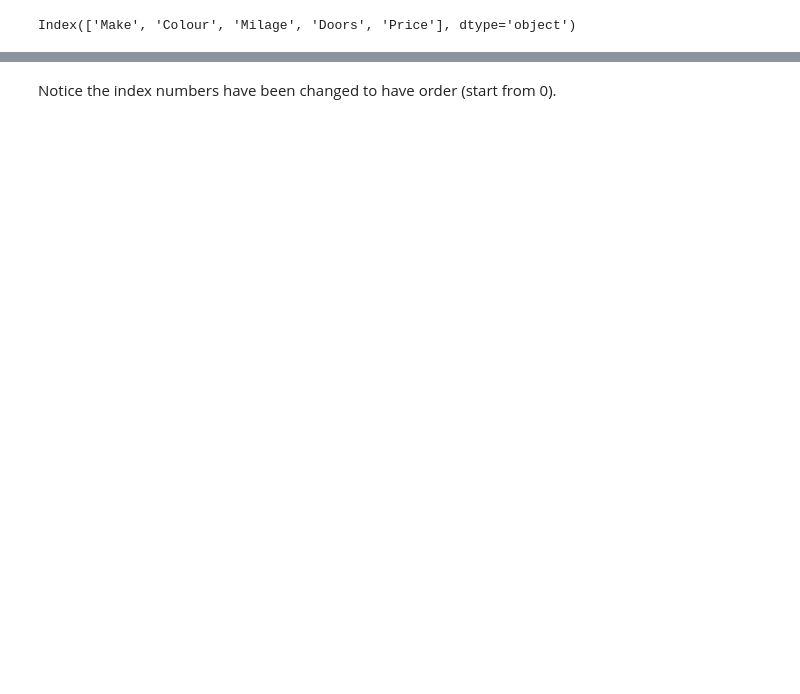
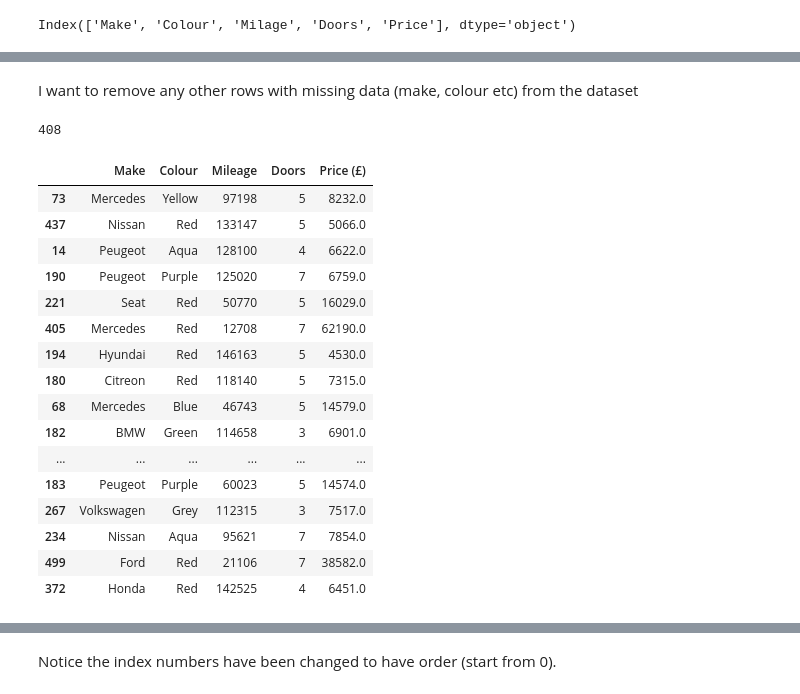
Before and after one commit to Op3yem1/AI_ML_Portfolio, a Jupyter notebook: Car Sales Prediction/car_sales_data.ipynb, the cells around one changed output, grey strips where cells are left out. Saved outputs shown, nothing was run; the diff lists cells and outputs as text; code cells hidden in the pictures; blank space fills up the shorter version.

Commit message:
Completed training and visualising data using linear regression model

```diff
--- a/Car Sales Prediction/car_sales_data.ipynb
+++ b/Car Sales Prediction/car_sales_data.ipynb
@@ -713,0 +529,4 @@ car_sales_shuffled.reset_index()
+# %%
+# Rename the Mileage column to correct the spelling and add the currency (£) to the Price column header
+car_sales_messy.rename(columns={'Milage':'Mileage', 'Price':'Price (£)'},inplace=True)
+car_sales_messy.columns
@@ -713,0 +535,4 @@ car_sales_shuffled.reset_index()
+# %%
+# Remove the punctuation from the price column by converting to a string type and using regex to remove non-digits
+car_sales_messy['Price (£)'] = car_sales_messy['Price (£)'].astype(str).str.replace('[\£\,]','',regex=True).astype(float)
+car_sales_messy.head()
@@ -713,0 +550,4 @@ car_sales_shuffled.reset_index()
+# %%
+car_sales_messy.fillna(value= {'Doors': 5},inplace=True)
+car_sales_messy['Doors'] = car_sales_messy['Doors'].astype(int)
+car_sales_messy.tail(10)           # View the final 10 rows
@@ -713,0 +566,28 @@ car_sales_shuffled.reset_index()
+# %% [markdown]
+I want to remove any other rows with missing data (make, colour etc) from the dataset
+# %%
+car_sales_messy.dropna(inplace=True)
+len(car_sales_messy)                  # Check how many rows remain
+# %% [output]
+408
+# %%
+# View a random sample of the remaining data
+car_sales_messy.sample(20)                  # I do this a few times to view the data and spot any other issues
+# %% [output]
+|  | Make | Colour | Mileage | Doors | Price (£) |
+| 73 | Mercedes | Yellow | 97198 | 5 | 8232.0 |
+| 437 | Nissan | Red | 133147 | 5 | 5066.0 |
+| 14 | Peugeot | Aqua | 128100 | 4 | 6622.0 |
+| 190 | Peugeot | Purple | 125020 | 7 | 6759.0 |
+| 221 | Seat | Red | 50770 | 5 | 16029.0 |
+| 405 | Mercedes | Red | 12708 | 7 | 62190.0 |
+| 194 | Hyundai | Red | 146163 | 5 | 4530.0 |
+| 180 | Citreon | Red | 118140 | 5 | 7315.0 |
+| 68 | Mercedes | Blue | 46743 | 5 | 14579.0 |
+| 182 | BMW | Green | 114658 | 3 | 6901.0 |
+| ... | ... | ... | ... | ... | ... |
+| 183 | Peugeot | Purple | 60023 | 5 | 14574.0 |
+| 267 | Volkswagen | Grey | 112315 | 3 | 7517.0 |
+| 234 | Nissan | Aqua | 95621 | 7 | 7854.0 |
+| 499 | Ford | Red | 21106 | 7 | 38582.0 |
+| 372 | Honda | Red | 142525 | 4 | 6451.0 |
```
Also changed, not shown: parts of 58 cells of this notebook.
